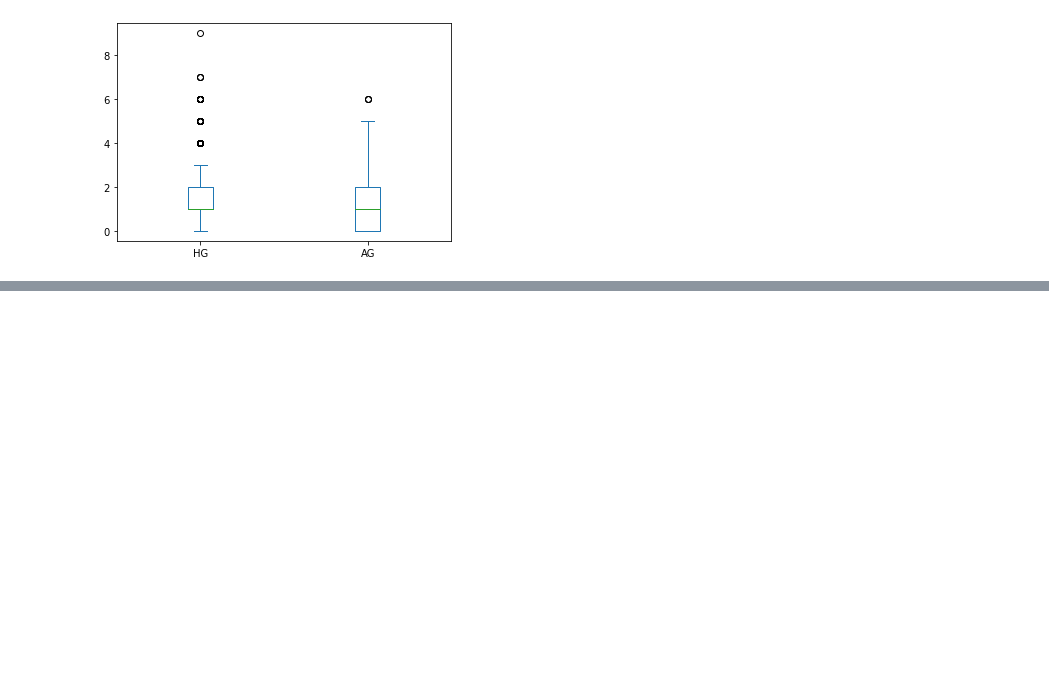
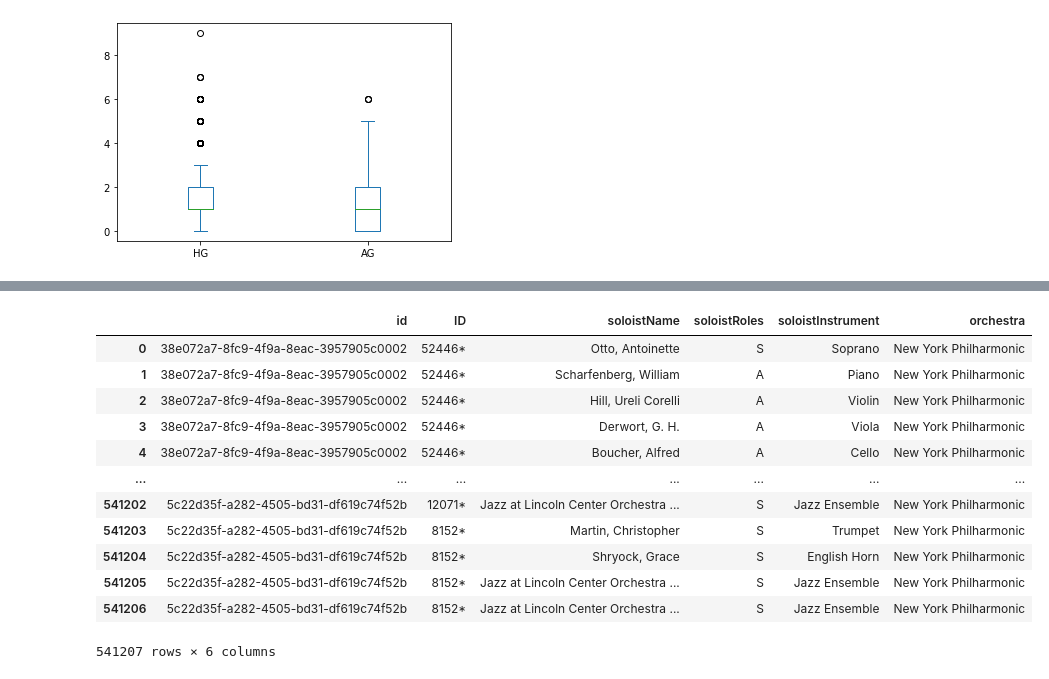
Before and after one commit to juanxo90/basico_python, a Jupyter notebook: Libreta5_Pandas.ipynb, the cells around one changed output, grey strips where cells are left out. Cells and saved outputs as stored; diff of their text form; code cells hidden in the pictures; blank space fills up the shorter version.

```diff
--- a/Libreta5_Pandas.ipynb
+++ b/Libreta5_Pandas.ipynb
@@ -691,0 +789,16 @@ liga_mex[['HG','AG']].plot.box()
+# %%
+data.dropna(axis=1)
+# %% [output]
+|  | id | ID | soloistName | soloistRoles | soloistInstrument | orchestra |
+| 0 | 38e072a7-8fc9-4f9a-8eac-3957905c0002 | 52446* | Otto, Antoinette | S | Soprano | New York Philharmonic |
+| 1 | 38e072a7-8fc9-4f9a-8eac-3957905c0002 | 52446* | Scharfenberg, William | A | Piano | New York Philharmonic |
+| 2 | 38e072a7-8fc9-4f9a-8eac-3957905c0002 | 52446* | Hill, Ureli Corelli | A | Violin | New York Philharmonic |
+| 3 | 38e072a7-8fc9-4f9a-8eac-3957905c0002 | 52446* | Derwort, G. H. | A | Viola | New York Philharmonic |
+| 4 | 38e072a7-8fc9-4f9a-8eac-3957905c0002 | 52446* | Boucher, Alfred | A | Cello | New York Philharmonic |
+| ... | ... | ... | ... | ... | ... | ... |
+| 541202 | 5c22d35f-a282-4505-bd31-df619c74f52b | 12071* | Jazz at Lincoln Center Orchestra ... | S | Jazz Ensemble | New York Philharmonic |
+| 541203 | 5c22d35f-a282-4505-bd31-df619c74f52b | 8152* | Martin, Christopher | S | Trumpet | New York Philharmonic |
+| 541204 | 5c22d35f-a282-4505-bd31-df619c74f52b | 8152* | Shryock, Grace | S | English Horn | New York Philharmonic |
+| 541205 | 5c22d35f-a282-4505-bd31-df619c74f52b | 8152* | Jazz at Lincoln Center Orchestra ... | S | Jazz Ensemble | New York Philharmonic |
+| 541206 | 5c22d35f-a282-4505-bd31-df619c74f52b | 8152* | Jazz at Lincoln Center Orchestra ... | S | Jazz Ensemble | New York Philharmonic |
+541207 rows × 6 columns
```
Also changed, not shown: parts of 18 cells of this notebook.
